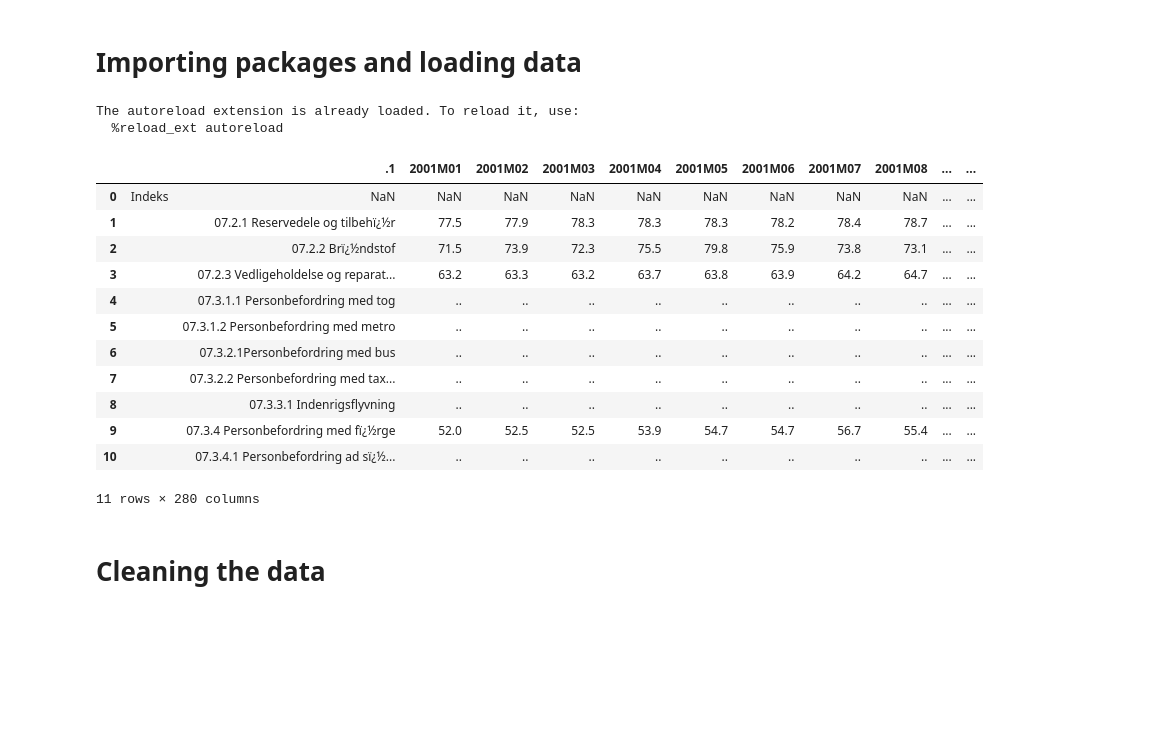
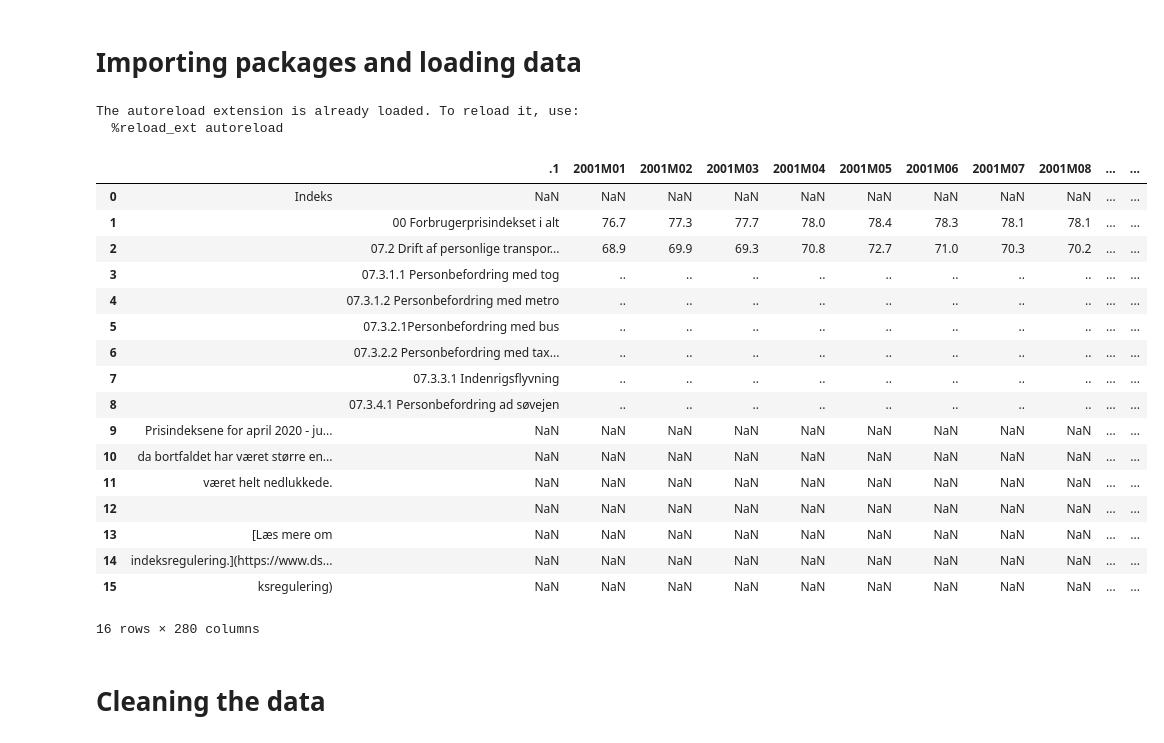
Before and after one commit to NumEconCopenhagen/projects-2024-jacobogmads, a Jupyter notebook: Jacob/Data project/jacob_data.ipynb, the cells around one changed output. Cells and saved outputs as stored; diff of their text form; code cells hidden in the pictures; blank space fills up the shorter version.

```diff
--- a/Jacob/Data project/jacob_data.ipynb
+++ b/Jacob/Data project/jacob_data.ipynb
@@ -2,29 +2,42 @@
 # Importing packages and loading data
 # %%
 import pandas as pd
+pd.set_option('display.max_colwidth', None)
+import numpy as np
+import matplotlib.pyplot as plt
+import ipywidgets as widgets
+from IPython.display import display
+
+from dstapi import DstApi # install with `pip install git+https://github.com/alemartinello/dstapi`
+import pandas_datareader # install with `pip install pandas-datareader
 
 %load_ext autoreload
 %autoreload 2
 from jacob_data_script import *
 
 df = pd.read_csv("/Users/jacob/Documents/GitHub/projects-2024-jacobogmads/Jacob/Data project/data.csv", encoding='ISO-8859-1', skiprows=[0])
-df.head(11)
+df.head(20)
 # %% [output]
 The autoreload extension is already loaded. To reload it, use:
   %reload_ext autoreload
 |  |  | .1 | 2001M01 | 2001M02 | 2001M03 | 2001M04 | 2001M05 | 2001M06 | 2001M07 | 2001M08 | ... | ... |
 | 0 | Indeks | NaN | NaN | NaN | NaN | NaN | NaN | NaN | NaN | NaN | ... | ... |
-| 1 |  | 07.2.1 Reservedele og tilbehï¿½r | 77.5 | 77.9 | 78.3 | 78.3 | 78.3 | 78.2 | 78.4 | 78.7 | ... | ... |
-| 2 |  | 07.2.2 Brï¿½ndstof | 71.5 | 73.9 | 72.3 | 75.5 | 79.8 | 75.9 | 73.8 | 73.1 | ... | ... |
-| 3 |  | 07.2.3 Vedligeholdelse og reparat... | 63.2 | 63.3 | 63.2 | 63.7 | 63.8 | 63.9 | 64.2 | 64.7 | ... | ... |
-| 4 |  | 07.3.1.1 Personbefordring med tog | .. | .. | .. | .. | .. | .. | .. | .. | ... | ... |
-| 5 |  | 07.3.1.2 Personbefordring med metro | .. | .. | .. | .. | .. | .. | .. | .. | ... | ... |
-| 6 |  | 07.3.2.1Personbefordring med bus | .. | .. | .. | .. | .. | .. | .. | .. | ... | ... |
-| 7 |  | 07.3.2.2 Personbefordring med tax... | .. | .. | .. | .. | .. | .. | .. | .. | ... | ... |
-| 8 |  | 07.3.3.1 Indenrigsflyvning | .. | .. | .. | .. | .. | .. | .. | .. | ... | ... |
-| 9 |  | 07.3.4 Personbefordring med fï¿½rge | 52.0 | 52.5 | 52.5 | 53.9 | 54.7 | 54.7 | 56.7 | 55.4 | ... | ... |
-| 10 |  | 07.3.4.1 Personbefordring ad sï¿½... | .. | .. | .. | .. | .. | .. | .. | .. | ... | ... |
+| 1 |  | 00 Forbrugerprisindekset i alt | 76.7 | 77.3 | 77.7 | 78.0 | 78.4 | 78.3 | 78.1 | 78.1 | ... | ... |
+| 2 |  | 07.2 Drift af personlige transpor... | 68.9 | 69.9 | 69.3 | 70.8 | 72.7 | 71.0 | 70.3 | 70.2 | ... | ... |
+| 3 |  | 07.3.1.1 Personbefordring med tog | .. | .. | .. | .. | .. | .. | .. | .. | ... | ... |
+| 4 |  | 07.3.1.2 Personbefordring med metro | .. | .. | .. | .. | .. | .. | .. | .. | ... | ... |
+| 5 |  | 07.3.2.1Personbefordring med bus | .. | .. | .. | .. | .. | .. | .. | .. | ... | ... |
+| 6 |  | 07.3.2.2 Personbefordring med tax... | .. | .. | .. | .. | .. | .. | .. | .. | ... | ... |
+| 7 |  | 07.3.3.1 Indenrigsflyvning | .. | .. | .. | .. | .. | .. | .. | .. | ... | ... |
+| 8 |  | 07.3.4.1 Personbefordring ad søvejen | .. | .. | .. | .. | .. | .. | .. | .. | ... | ... |
+| 9 | Prisindeksene for april 2020 - ju... | NaN | NaN | NaN | NaN | NaN | NaN | NaN | NaN | NaN | ... | ... |
+| 10 | da bortfaldet har været større en... | NaN | NaN | NaN | NaN | NaN | NaN | NaN | NaN | NaN | ... | ... |
+| 11 | været helt nedlukkede. | NaN | NaN | NaN | NaN | NaN | NaN | NaN | NaN | NaN | ... | ... |
+| 12 |  | NaN | NaN | NaN | NaN | NaN | NaN | NaN | NaN | NaN | ... | ... |
+| 13 | [Læs mere om | NaN | NaN | NaN | NaN | NaN | NaN | NaN | NaN | NaN | ... | ... |
+| 14 | indeksregulering.](https://www.ds... | NaN | NaN | NaN | NaN | NaN | NaN | NaN | NaN | NaN | ... | ... |
+| 15 | ksregulering) | NaN | NaN | NaN | NaN | NaN | NaN | NaN | NaN | NaN | ... | ... |
-11 rows × 280 columns
+16 rows × 280 columns
 # %% [markdown]
 # Cleaning the data
 # %% [markdown]
```
Also changed, not shown: parts of 12 cells of this notebook, 4 other files.
